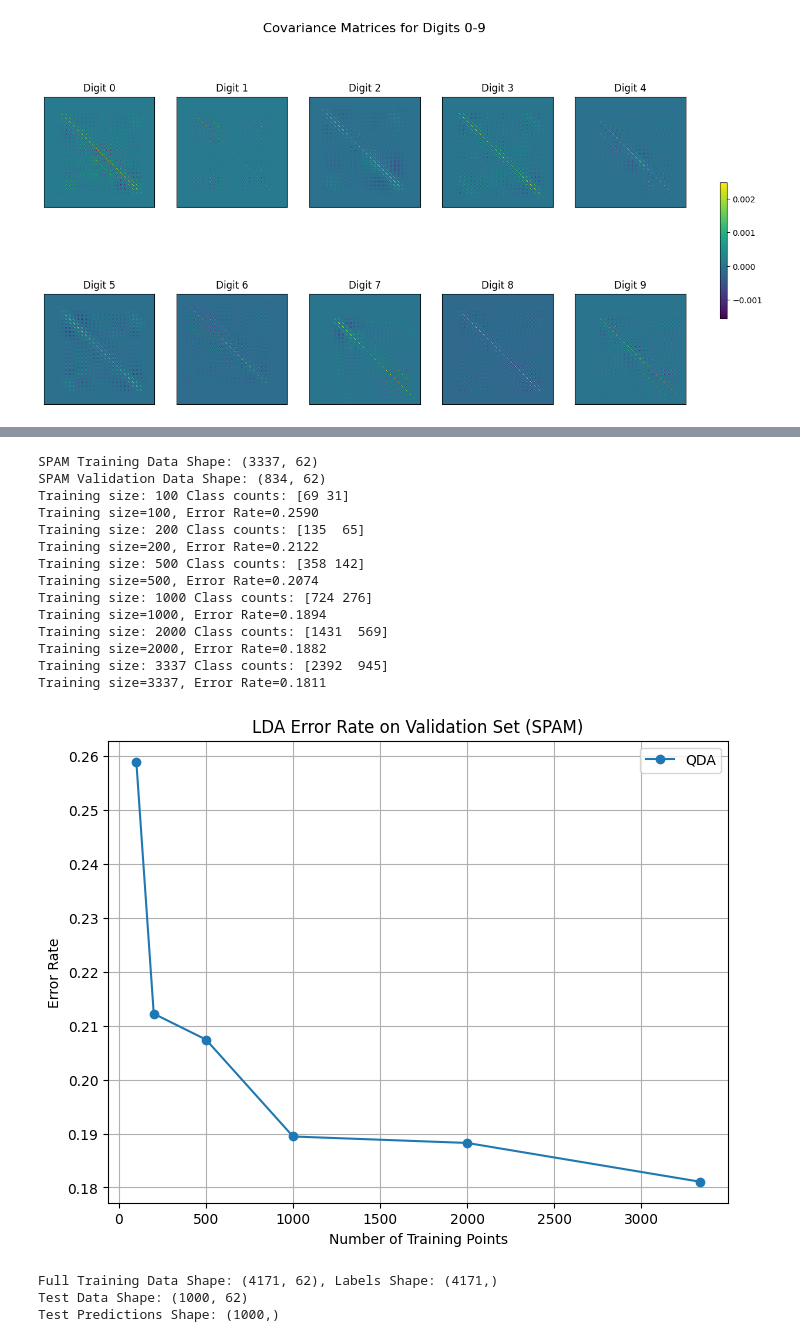
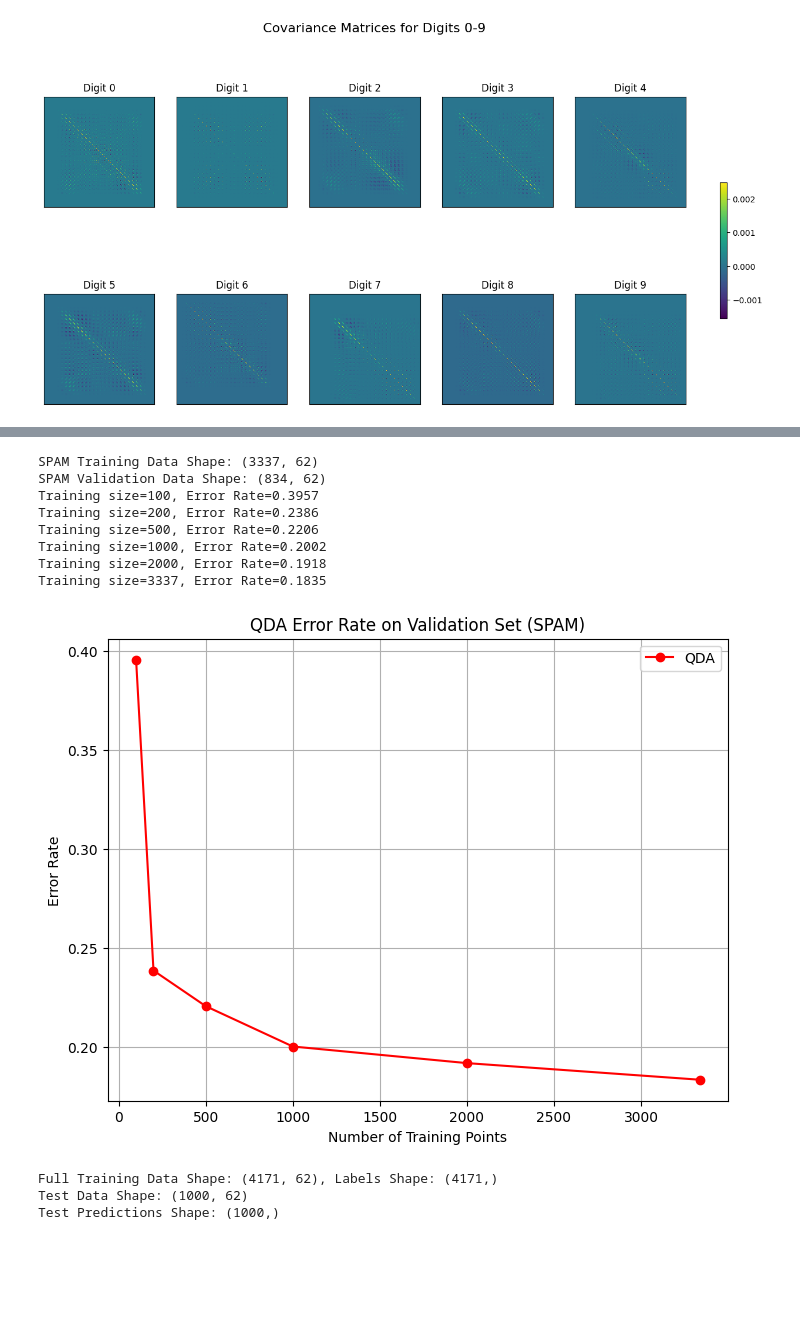
Before and after one commit to CalEricMa/cs189, a Jupyter notebook: hw3/hw3/scripts/hw3q9.ipynb, the cells around one changed output, grey strips where cells are left out. Cells and saved outputs as stored; diff of their text form; code cells hidden in the pictures; blank space fills up the shorter version.

```diff
--- a/hw3/hw3/scripts/hw3q9.ipynb
+++ b/hw3/hw3/scripts/hw3q9.ipynb
@@ -288,28 +276,15 @@ def results_to_csv(y_test, file_name):
     df.index += 1
     df.to_csv(file_name, index_label='Id')
 # %%
-import numpy as np
-import random
-import pandas as pd
-
 random.seed(189)
 np.random.seed(189)
 
-# Load MNIST dataset
+
 mnist_data = np.load("../data/mnist-data-hw3.npz")
-
-# Extract training and test data
-X_train = mnist_data["training_data"].reshape(-1, 28 * 28)
-y_train = mnist_data["training_labels"]
-X_test = mnist_data["test_data"].reshape(-1, 28 * 28)  # Test set
-
-print("Training Data Shape:", X_train.shape)
-print("Training Labels Shape:", y_train.shape)
-print("Test Data Shape:", X_test.shape)
-
-# Generate test set predictions
-mnist_test_predictions = predict_lda(X_test, pi_c, mu_c, Sigma, classes)
-# Save the predictions
+training_data, training_labels = mnist_data["training_data"].reshape(-1, 28 * 28), mnist_data["training_labels"]
+test_data = mnist_data["test_data"].reshape(-1, 28 * 28)
+pi_c, mu_c, Sigma, classes = train_lda(training_data, training_labels)
+mnist_test_predictions = predict_lda(test_data, pi_c, mu_c, Sigma, classes)
 
 results_to_csv(mnist_test_predictions, "mnist_submission_lda.csv")
 
@@ -393,58 +360,45 @@ Training size=3337, Error Rate=0.2134
 # %%
-random.seed(189)
-np.random.seed(189)
+random.seed(111)
+np.random.seed(111)
 
 spam_data = np.load("../data/new-spam-data.npz")
 spam_validation_data, spam_validation_labels, spam_training_data, spam_training_labels = shuffle_partition_SPAM(spam_data)
+
 print("SPAM Training Data Shape:", spam_training_data.shape)
 print("SPAM Validation Data Shape:", spam_validation_data.shape)
 
 subset_sizes = [100, 200, 500, 1000, 2000, len(spam_training_data)]
 error_rates = []
 
 for size in subset_sizes:
     X_sub = spam_training_data[:size]
     y_sub = spam_training_labels[:size].flatten()
-
-    print("Training size:", size, "Class counts:", np.bincount(y_sub.astype(int)))
-
-    # Train LDA
     pi_c, mu_c, Sigma, classes = train_qda(X_sub, y_sub)
-
-    # Predict on validation set
     y_val_pred = predict_qda(spam_validation_data, pi_c, mu_c, Sigma, classes)
-
-    # Compute error rate
     accuracy = np.mean(y_val_pred == spam_validation_labels.flatten())
     error_rate = 1.0 - accuracy
     error_rates.append(error_rate)
 
     print(f"Training size={size}, Error Rate={error_rate:.4f}")
 
 plt.figure(figsize=(8,6))
-plt.plot(subset_sizes, error_rates, marker='o', label='QDA')
+plt.plot(subset_sizes, error_rates, marker='o', label='QDA', color='red')
 plt.xlabel("Number of Training Points")
 plt.ylabel("Error Rate")
 plt.title("QDA Error Rate on Validation Set (SPAM)")
 plt.legend()
 plt.grid(True)
 plt.show()
 # %% [output]
 SPAM Training Data Shape: (3337, 62)
 SPAM Validation Data Shape: (834, 62)
-Training size: 100 Class counts: [69 31]
-Training size=100, Error Rate=0.2590
-Training size: 200 Class counts: [135  65]
-Training size=200, Error Rate=0.2122
-Training size: 500 Class counts: [358 142]
-Training size=500, Error Rate=0.2074
-Training size: 1000 Class counts: [724 276]
-Training size=1000, Error Rate=0.1894
-Training size: 2000 Class counts: [1431  569]
-Training size=2000, Error Rate=0.1882
-Training size: 3337 Class counts: [2392  945]
-Training size=3337, Error Rate=0.1811
+Training size=100, Error Rate=0.3957
+Training size=200, Error Rate=0.2386
+Training size=500, Error Rate=0.2206
+Training size=1000, Error Rate=0.2002
+Training size=2000, Error Rate=0.1918
+Training size=3337, Error Rate=0.1835
-[figure, old version]
+[figure, new version]
 # %%
 import numpy as np
 import pandas as pd
```
Also changed, not shown: parts of 7 cells of this notebook, 2 other files.
